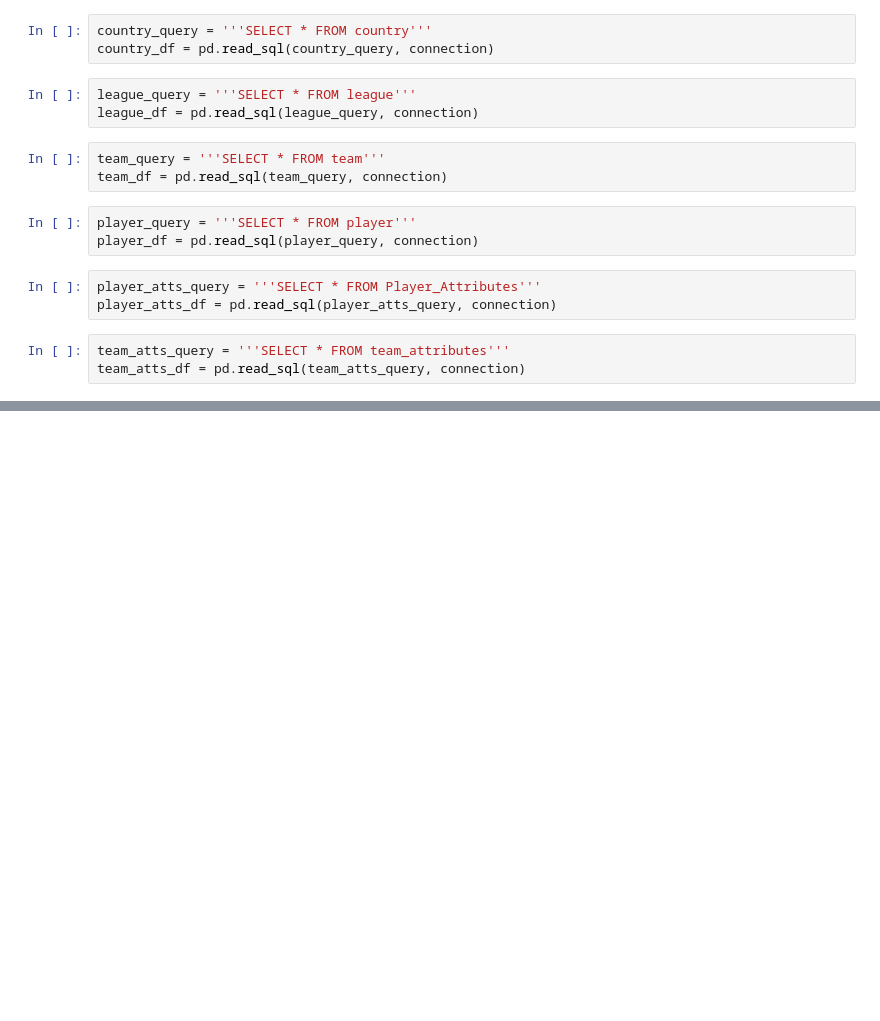
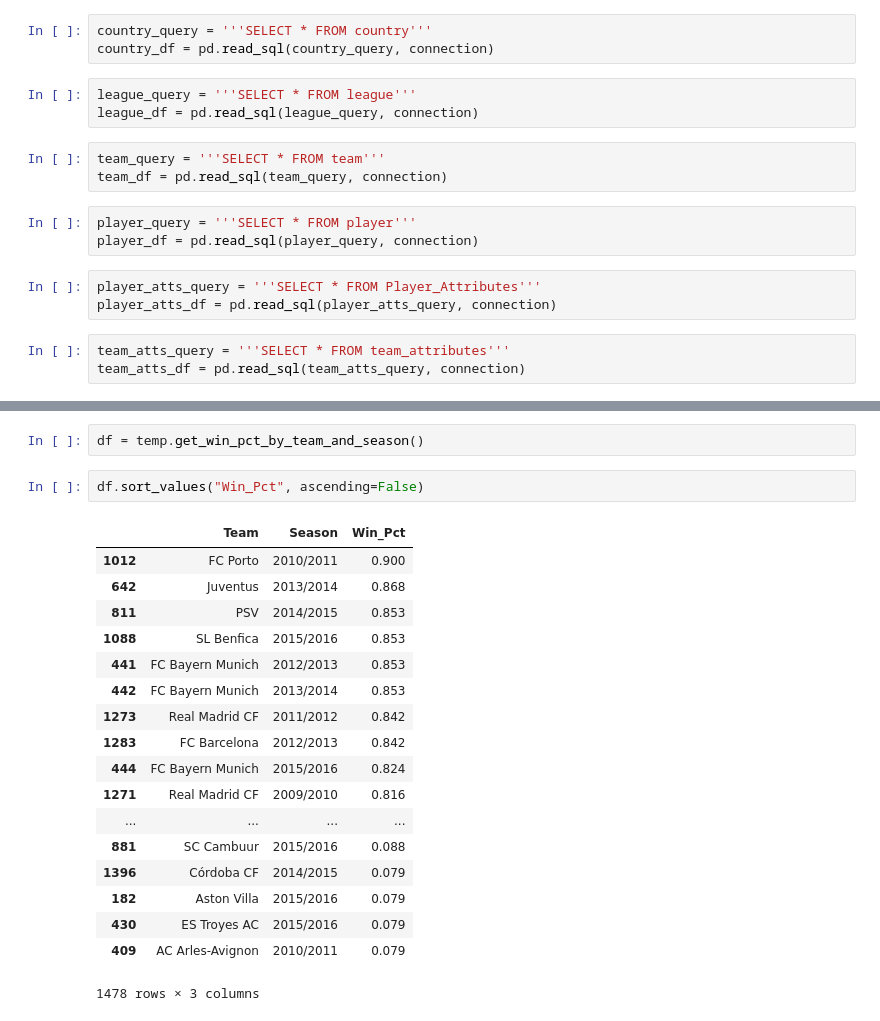
Before and after one commit to dgilbs/soccer_matches, a Jupyter notebook: soccer_analysis.ipynb, the cells around one changed output, grey strips where cells are left out. Cells and saved outputs as stored; diff of their text form; blank space fills up the shorter version.

```diff
--- a/soccer_analysis.ipynb
+++ b/soccer_analysis.ipynb
@@ -107,0 +134,23 @@ temp = soccerData(match_df, country_df, team_df, player_df, team_atts_df, player
+# %%
+df = temp.get_win_pct_by_team_and_season()
+# %%
+df.sort_values("Win_Pct", ascending=False)
+# %% [output]
+|  | Team | Season | Win_Pct |
+| 1012 | FC Porto | 2010/2011 | 0.900 |
+| 642 | Juventus | 2013/2014 | 0.868 |
+| 811 | PSV | 2014/2015 | 0.853 |
+| 1088 | SL Benfica | 2015/2016 | 0.853 |
+| 441 | FC Bayern Munich | 2012/2013 | 0.853 |
+| 442 | FC Bayern Munich | 2013/2014 | 0.853 |
+| 1273 | Real Madrid CF | 2011/2012 | 0.842 |
+| 1283 | FC Barcelona | 2012/2013 | 0.842 |
+| 444 | FC Bayern Munich | 2015/2016 | 0.824 |
+| 1271 | Real Madrid CF | 2009/2010 | 0.816 |
+| ... | ... | ... | ... |
+| 881 | SC Cambuur | 2015/2016 | 0.088 |
+| 1396 | Córdoba CF | 2014/2015 | 0.079 |
+| 182 | Aston Villa | 2015/2016 | 0.079 |
+| 430 | ES Troyes AC | 2015/2016 | 0.079 |
+| 409 | AC Arles-Avignon | 2010/2011 | 0.079 |
+1478 rows × 3 columns
```
Also changed, not shown: parts of 2 cells of this notebook.
